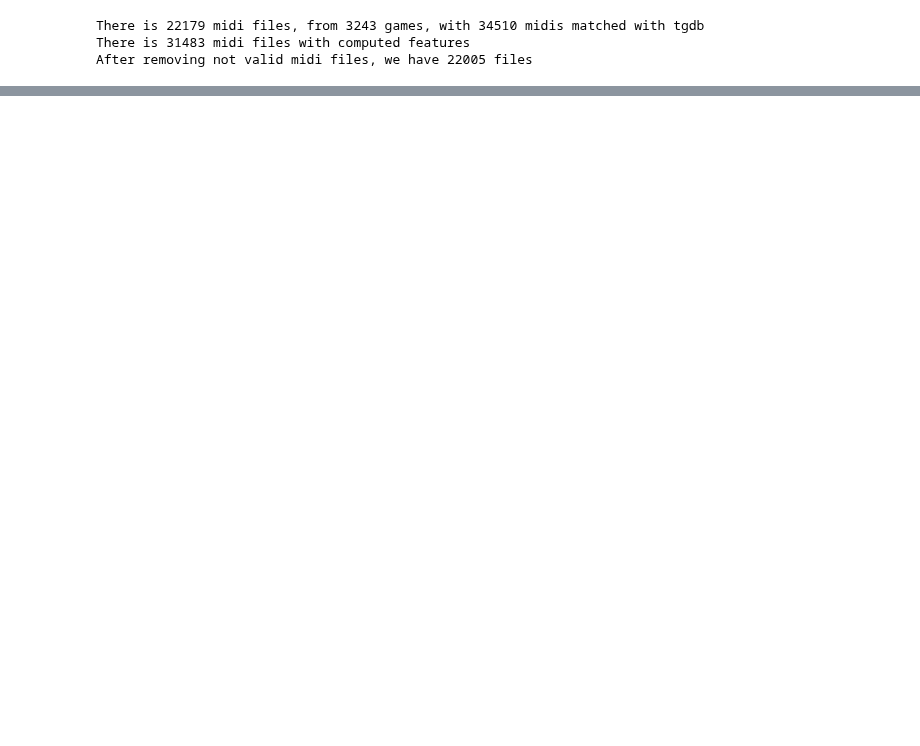
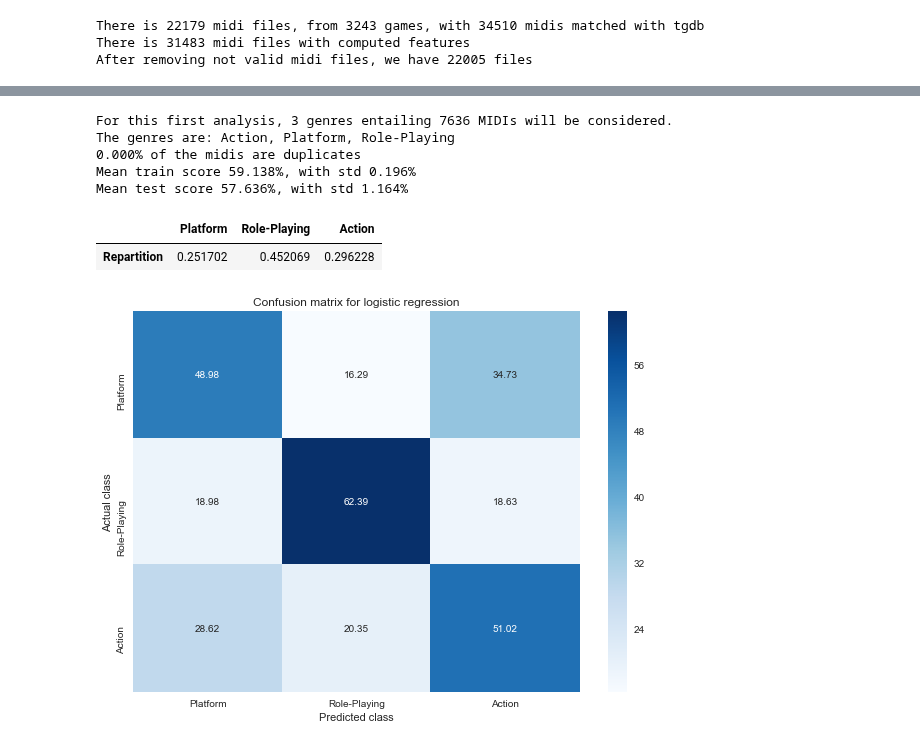
Before and after one commit to cedricviaccoz/musicology, a Jupyter notebook: dataset/Classification tweaking.ipynb, the cells around one changed output, grey strips where cells are left out. Saved outputs shown, nothing was run; the diff lists cells and outputs as text; code cells hidden in the pictures; blank space fills up the shorter version.

```diff
--- a/dataset/Classification tweaking.ipynb
+++ b/dataset/Classification tweaking.ipynb
@@ -126,0 +149,11 @@ def test_with_filters(features_selection = df_features.columns, genres_filter =
+# %%
+test_with_filters(genres_filter=~df_genres.index.duplicated(keep=False), midis_treshold=1500, repartition=True, conf_matrix=True);
+# %% [output]
+For this first analysis, 3 genres entailing 7636 MIDIs will be considered.
+The genres are: Action, Platform, Role-Playing
+0.000% of the midis are duplicates
+Mean train score 59.138%, with std 0.196%
+Mean test score 57.636%, with std 1.164%
+|  | Platform | Role-Playing | Action |
+| Repartition | 0.251702 | 0.452069 | 0.296228 |
+[figure, added]
```
Also changed, not shown: parts of 14 cells of this notebook.
